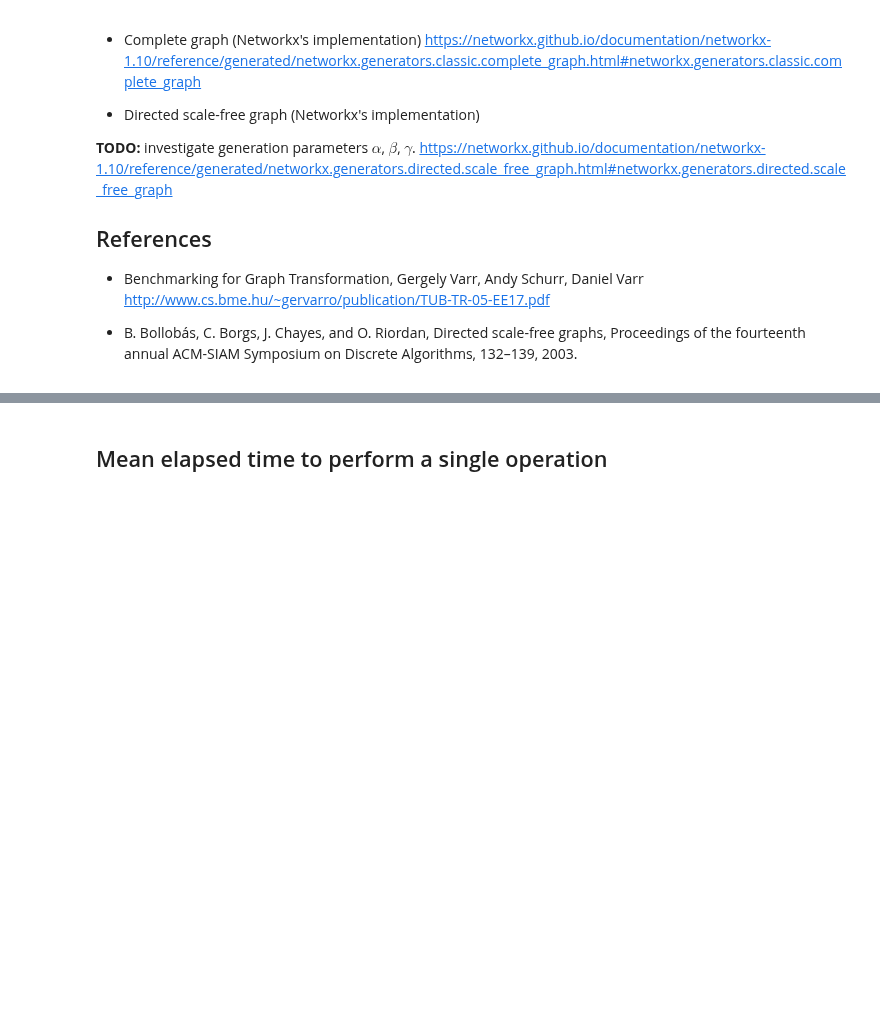
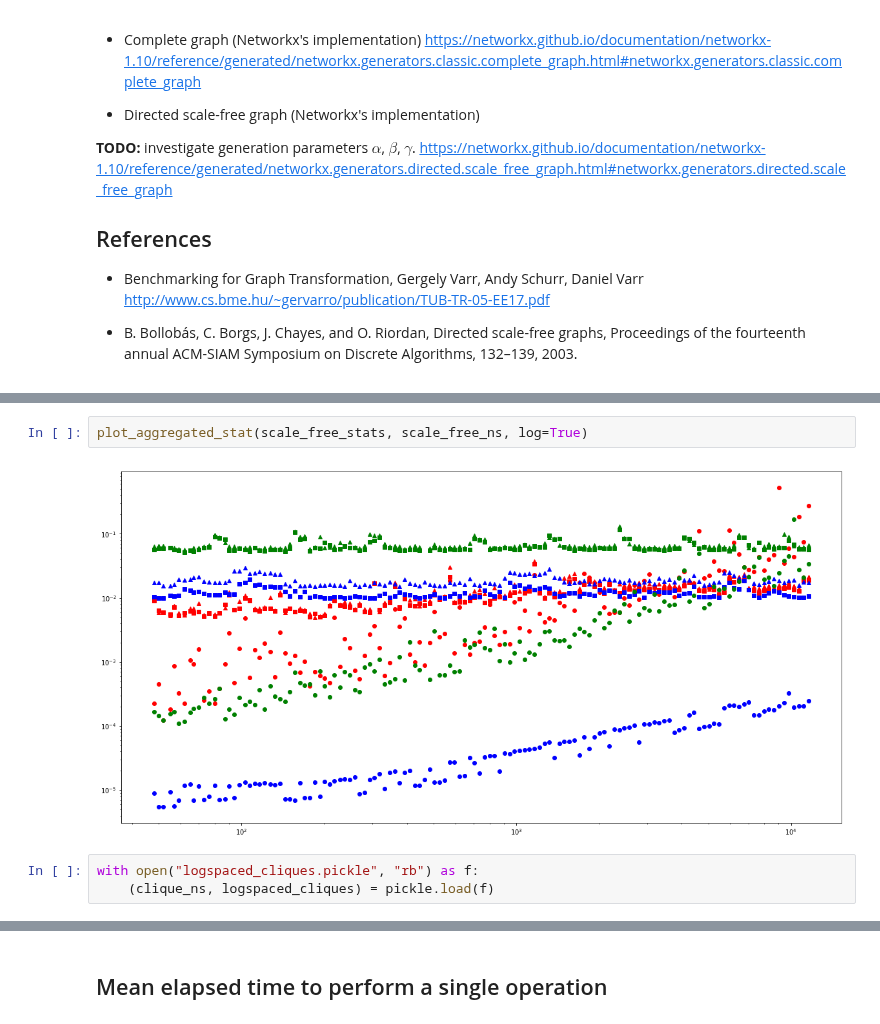
Before and after one commit to Kappa-Dev/ReGraph, a Jupyter notebook: examples/Benchmark.ipynb, the cells around one changed output, grey strips where cells are left out. Saved outputs shown, nothing was run; the diff lists cells and outputs as text; blank space fills up the shorter version.

```diff
--- a/examples/Benchmark.ipynb
+++ b/examples/Benchmark.ipynb
@@ -48,0 +637,7 @@ from regraph.neo4j.cypher_utils import *
+# %%
+plot_aggregated_stat(scale_free_stats, scale_free_ns, log=True)
+# %% [output]
+[figure, added]
+# %%
+with open("logspaced_cliques.pickle", "rb") as f:
+    (clique_ns, logspaced_cliques) = pickle.load(f)
```
Also changed, not shown: parts of 18 cells of this notebook, 1 other file.
